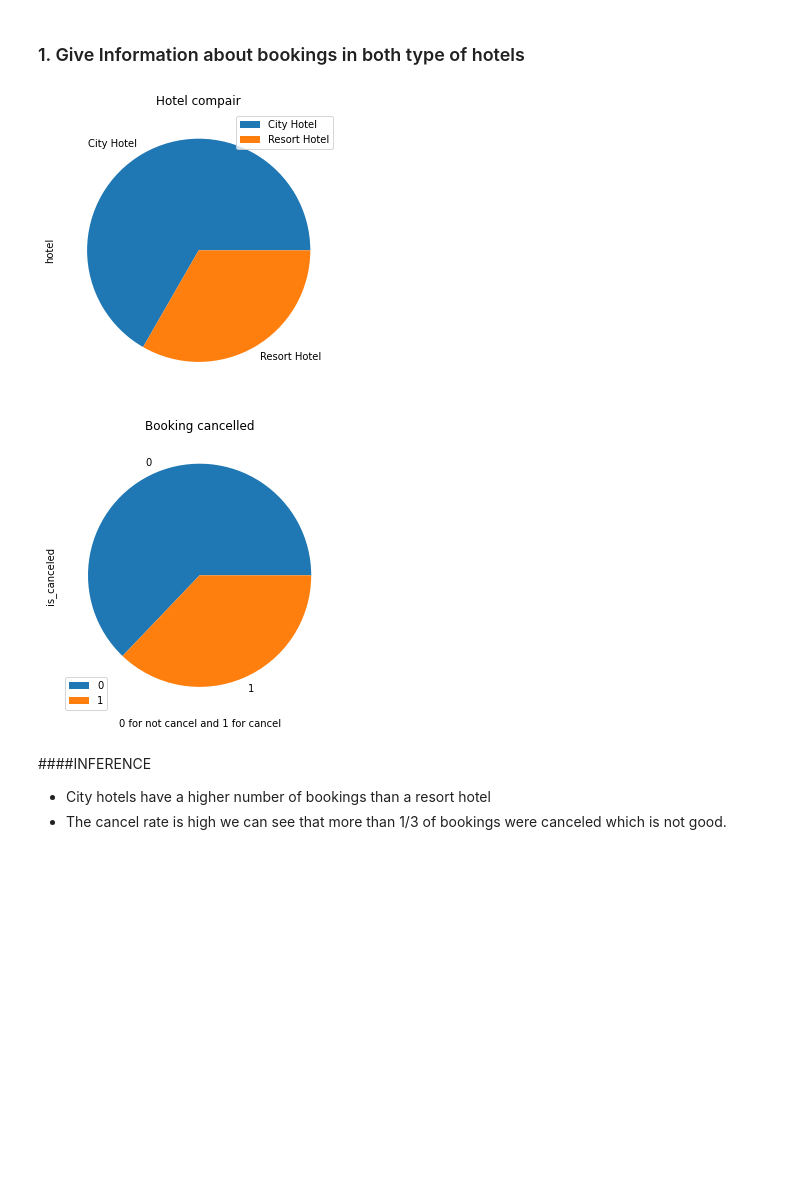
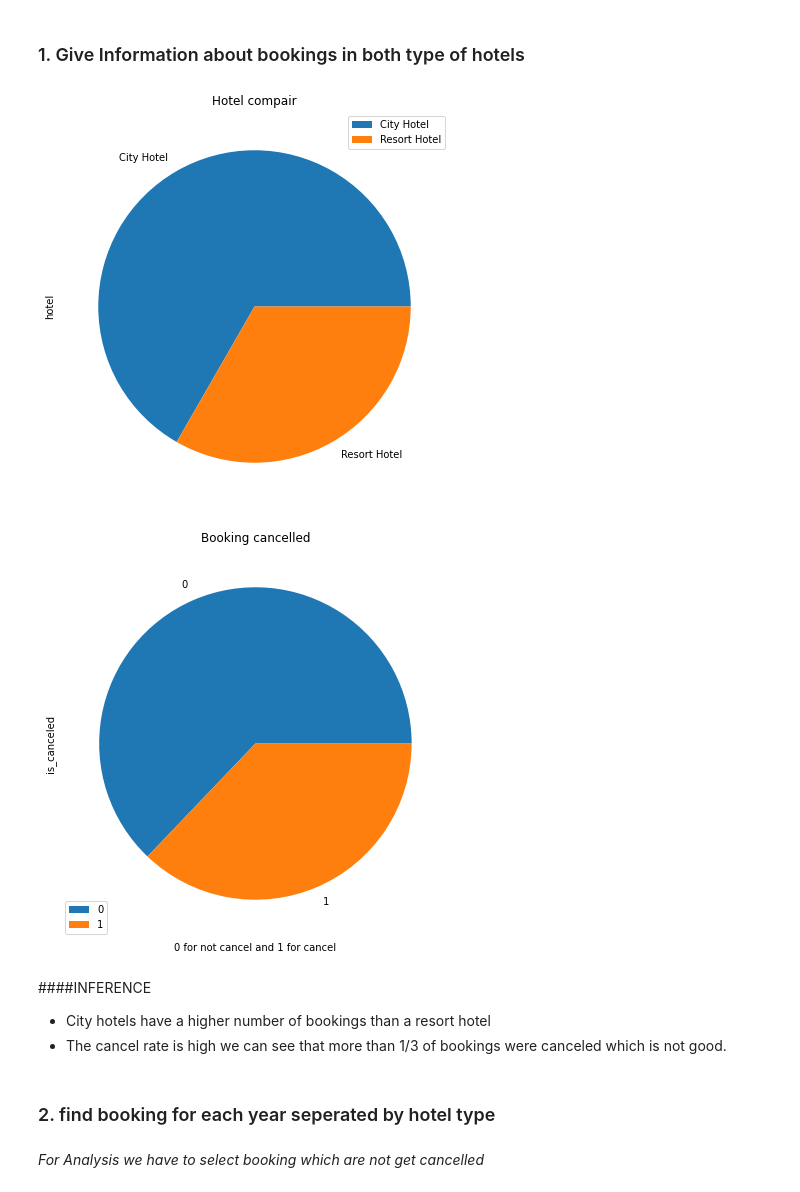
Before and after one commit to MohanVishe/Exploratory-Data-Analysis----Hotel-Booking-Dataset, a Jupyter notebook: Hotel_Booking_Analysis_Capstone_Project.ipynb, the cells around one changed output. Drawn from its saved outputs; the diff is of its cells as text; code cells hidden in the pictures; blank space fills up the shorter version.

```diff
--- a/Hotel_Booking_Analysis_Capstone_Project.ipynb
+++ b/Hotel_Booking_Analysis_Capstone_Project.ipynb
@@ -138,15 +138,19 @@ df["children"]=df["children"].astype("int32")
 # %% [markdown]
 ### 1.  Give Information about bookings in both type of hotels
 # %%
-plt.rcParams["figure.figsize"]=[5,10]
+plt.rcParams["figure.figsize"]=[7,8]
 (df["hotel"].value_counts()).plot.pie()
 plt.title("Hotel compair");plt.legend();plt.show()
 (df["is_canceled"].value_counts()).plot.pie();plt.legend()
 plt.title("Booking cancelled");plt.xlabel("0 for not cancel and 1 for cancel");plt.legend();plt.show()
 # %% [output]
-[figure, old version]
+[figure, new version]
-[figure, old version]
+[figure, new version]
 # %% [markdown]
 ####INFERENCE
 *  City hotels have a higher number of bookings than a resort hotel
 *  The cancel rate is high we can see that more than 1/3 of bookings were canceled which is not good.
+# %% [markdown]
+### 2. find booking for each year seperated by hotel type
+# %% [markdown]
+*For Analysis we have to select booking which are not get cancelled*
```
Also changed, not shown: parts of 14 cells of this notebook.
